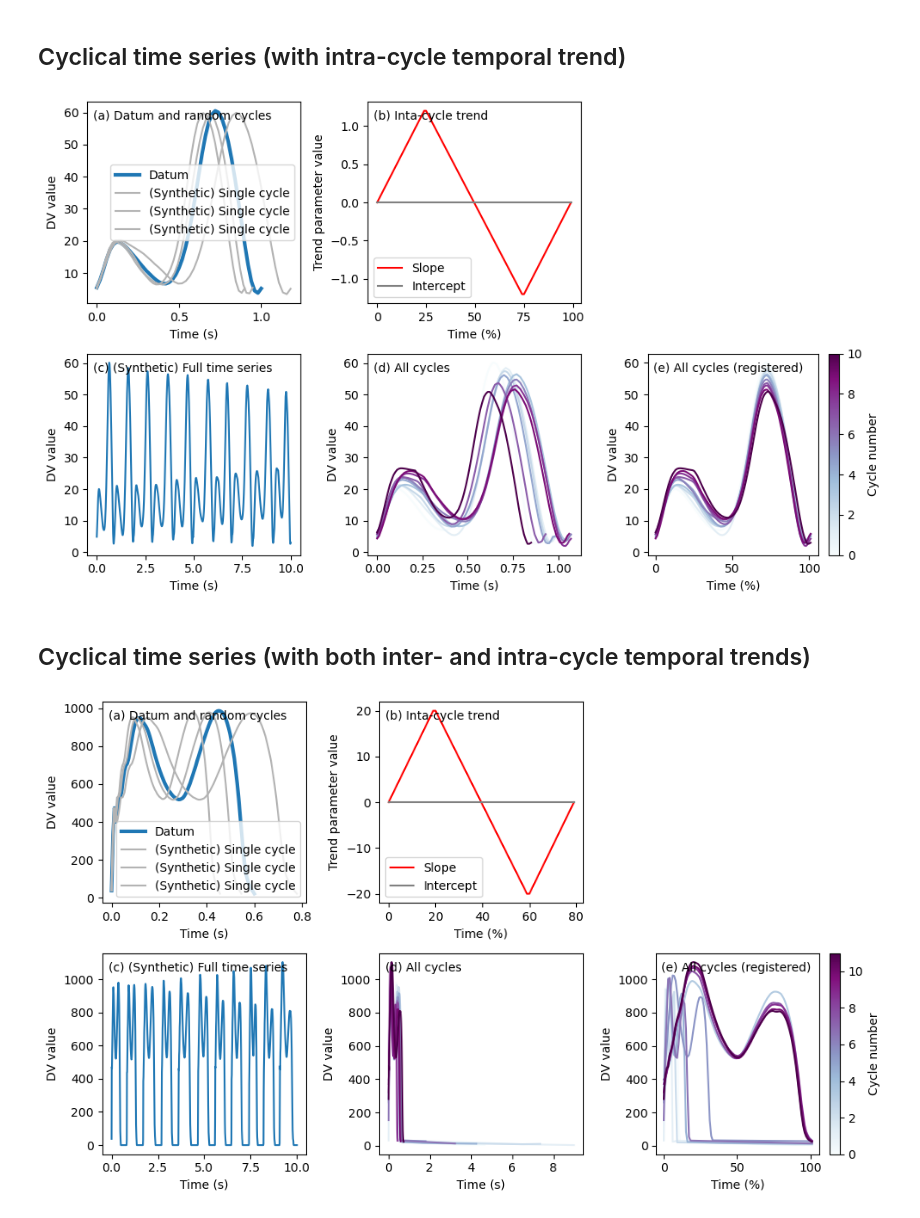
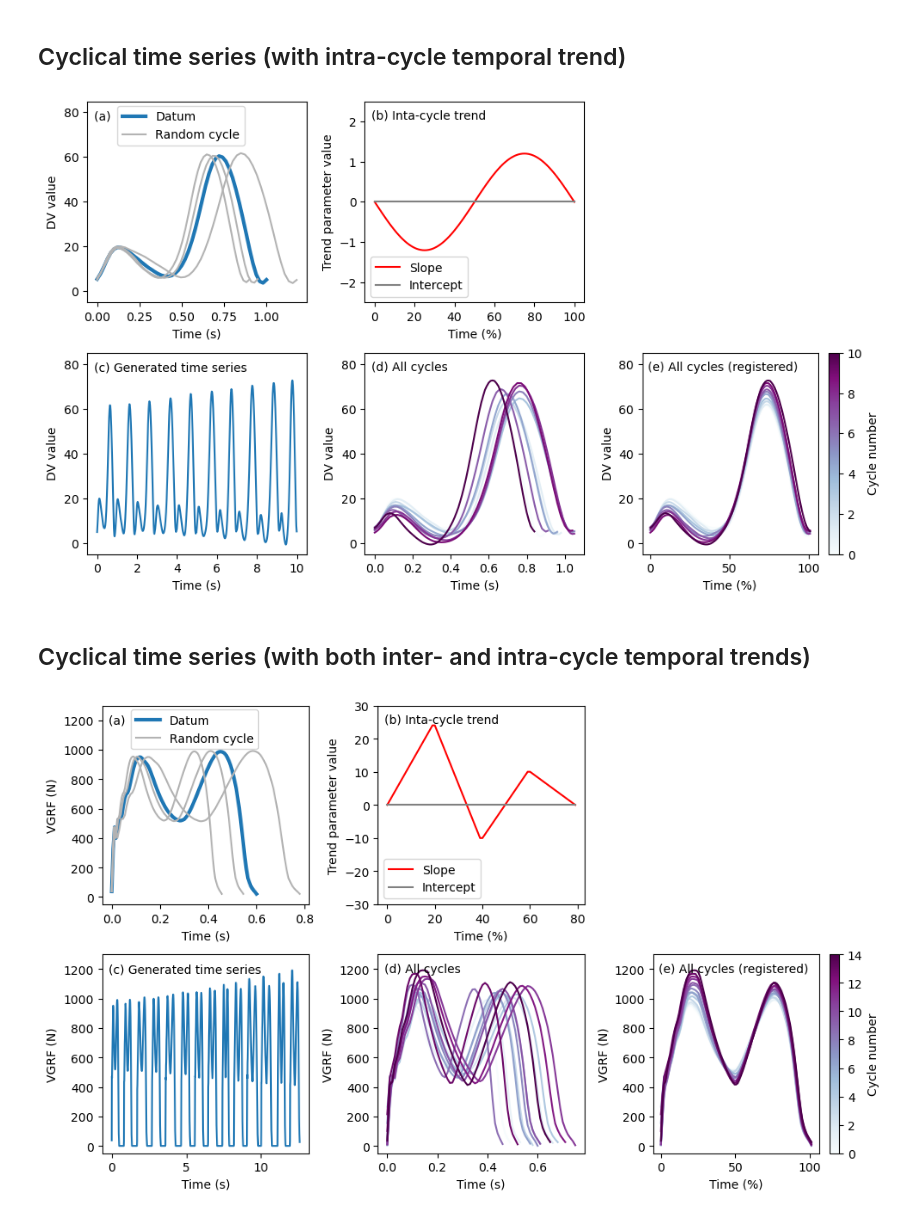
Before and after one commit to 0todd0000/detrend1d, a Jupyter notebook: Notebooks/overview-generating-datasets.ipynb, the cells around one changed output. Cells and saved outputs as stored; diff of their text form; code cells hidden in the pictures.

Commit message:
Improve CTS interp

```diff
--- a/Notebooks/overview-generating-datasets.ipynb
+++ b/Notebooks/overview-generating-datasets.ipynb
@@ -40,7 +40,7 @@ datum   = dtr.datum.Schwartz2008WalkingKneeFlexionDatum()
 rng     = dtr.random.GaussianRandomFieldGenerator(fwhm=5, amp=0.5)
 cd      = dtr.random.DurationModel(1.0, 0.1)  # cycle duration model
 icd     = None   # inter-cycle duration model (for null signal between cycles like walking GRF)
-slope   = 1.2 * np.hstack( [  np.linspace(0, 1, 25), np.linspace(1, -1, 50), np.linspace(-1, 0, 25)  ] )
+slope   = -1.2 * np.sin( np.linspace(0, 2*np.pi, 101) )
 trend   = dtr.trends.intra.Linear( slope=slope, intercept=np.zeros( slope.size ) )
 gen     = dtr.random.CyclicalTimeSeriesGenerator(datum=datum, trend=trend, rng=rng, cd=cd)
 
@@ -69,8 +69,9 @@ axs.pop(2)
 ax      = axs[0]
 datum.plot( ax=ax, lw=3, label='Datum' )
 for ts in [ts0,ts1,ts2]:
-    ts.plot( ax=ax, color='0.7', label='(Synthetic) Single cycle' )
-ax.legend()
+    label = 'Random cycle' if ts==ts0 else None
+    ts.plot( ax=ax, color='0.7', label=label )
+ax.legend(loc='lower left', bbox_to_anchor=(0.11, 0.75))
 
 
 # plot the intra-cycle trend:
@@ -89,34 +90,27 @@ cts.plot_cycles(ax=axs[4], registered_n=101, cmap=plt.cm.BuPu, colorbar=True)
 
 
 # add panel labels, xlabels and ylabels:
-plabels = 'Datum and random cycles', 'Inta-cycle trend', '(Synthetic) Full time series', 'All cycles', 'All cycles (registered)'
+plabels = '', 'Inta-cycle trend', 'Generated time series', 'All cycles', 'All cycles (registered)'
 xlabels = ['Time (s)', 'Time (%)', 'Time (s)', 'Time (s)', 'Time (%)']
 ylabels = ['DV value', 'Trend parameter value', 'DV value', 'DV value', 'DV value']
 [ax.text(0.03, 0.91, f'({chr(97+i)}) {s}', transform=ax.transAxes)   for i,(ax,s) in enumerate(zip(axs, plabels))]
 [ax.set_xlabel(s)  for ax,s in zip(axs, xlabels)]
 [ax.set_ylabel(s)  for ax,s in zip(axs, ylabels)]
+[ax.set_ylim(-5,85)  for ax in axs if ax!=axs[1] ]; axs[1].set_ylim(-2.5,2.5)
 
 
 plt.show()
 # %% [output]
-[figure, old version]
+[figure, new version]
 # %% [markdown]
 ## Cyclical time series (with both inter- and intra-cycle temporal trends)
 # %%
 # create time series model:
-# datum   = dtr.datum.Schwartz2008WalkingKneeFlexionDatum()
-# rng     = dtr.random.GaussianRandomFieldGenerator(fwhm=5, amp=0.5)
-# cd      = dtr.random.DurationModel(1.0, 0.1)  # cycle duration model
-# icd     = None   # inter-cycle duration model (for null signal between cycles like walking GRF)
-# slope   = 1.2 * np.hstack( [  np.linspace(0, 1, 25), np.linspace(1, -1, 50), np.linspace(-1, 0, 25)  ] )
-# trend   = dtr.trends.intra.Linear( slope=slope, intercept=np.zeros( slope.size ) )
-# gen     = dtr.random.CyclicalTimeSeriesGenerator(datum=datum, trend=trend, rng=rng, cd=cd)
-
 datum   = dtr.datum.Pataky2008WalkingVerticalGroundReactionForceDatum()
 rng     = dtr.random.GaussianRandomFieldGenerator(fwhm=40, amp=5, taper=0.10)
 cd      = dtr.random.DurationModel(0.6, 0.1)
 icd     = dtr.random.DurationModel(0.3, 0.05)
-slope   = 20 * np.hstack( [  np.linspace(0, 1, 20), np.linspace(1, -1, 40), np.linspace(-1, 0, 20)  ] )
+slope   = 20 * np.hstack( [  np.linspace(0, 1.2, 20), np.linspace(1.2, -0.5, 20), np.linspace(-0.5, 0.5, 20), np.linspace(0.5, 0, 20)  ] )
 trend   = dtr.trends.intra.Linear( slope=slope, intercept=np.zeros( slope.size ) )
 gen     = dtr.random.CyclicalTimeSeriesGenerator(datum=datum, trend=trend, rng=rng, cd=cd, icd=icd)
 
@@ -130,8 +124,7 @@ ts2     = gen.generate_single_cycle()
 
 # generate a full time series:
 np.random.seed(123)
-cts     = gen.generate(durn=10, hz=100)
-
+cts     = gen.generate(durn=12, hz=100, crop=False)
 
 
 # plot:
@@ -144,35 +137,37 @@ axs.pop(2)
 # plot datum and random cycles:
 ax      = axs[0]
 datum.plot( ax=ax, lw=3, label='Datum' )
 for ts in [ts0,ts1,ts2]:
-    ts.plot( ax=ax, color='0.7', label='(Synthetic) Single cycle' )
-ax.legend()
+    label = 'Random cycle' if ts==ts0 else None
+    ts.plot( ax=ax, color='0.7', label=label )
+ax.legend(loc='lower left', bbox_to_anchor=(0.11, 0.75))
 
 
 # plot the intra-cycle trend:
 axs[1].plot( trend.slope, color='r', label='Slope' )
 axs[1].plot( trend.intercept, color='0.5', label='Intercept' )
 axs[1].legend( loc='lower left' )
 
 
 # plot the full cyclical time series:
 cts.plot( ax=axs[2] )
 
 
 # plot individual cycles:
 cts.plot_cycles(ax=axs[3], registered_n=None, cmap=plt.cm.BuPu)
 cts.plot_cycles(ax=axs[4], registered_n=101, cmap=plt.cm.BuPu, colorbar=True)
 
 
 # add panel labels, xlabels and ylabels:
-plabels = 'Datum and random cycles', 'Inta-cycle trend', '(Synthetic) Full time series', 'All cycles', 'All cycles (registered)'
+plabels = '', 'Inta-cycle trend', 'Generated time series', 'All cycles', 'All cycles (registered)'
 xlabels = ['Time (s)', 'Time (%)', 'Time (s)', 'Time (s)', 'Time (%)']
-ylabels = ['DV value', 'Trend parameter value', 'DV value', 'DV value', 'DV value']
+ylabels = ['VGRF (N)', 'Trend parameter value', 'VGRF (N)', 'VGRF (N)', 'VGRF (N)']
 [ax.text(0.03, 0.91, f'({chr(97+i)}) {s}', transform=ax.transAxes)   for i,(ax,s) in enumerate(zip(axs, plabels))]
 [ax.set_xlabel(s)  for ax,s in zip(axs, xlabels)]
 [ax.set_ylabel(s)  for ax,s in zip(axs, ylabels)]
+[ax.set_ylim(-50,1300)  for ax in axs if ax!=axs[1] ]; axs[1].set_ylim(-30,30)
 
 
 plt.show()
 # %% [output]
-[figure, old version]
+[figure, new version]
```
Also changed, not shown: 2 other files.
